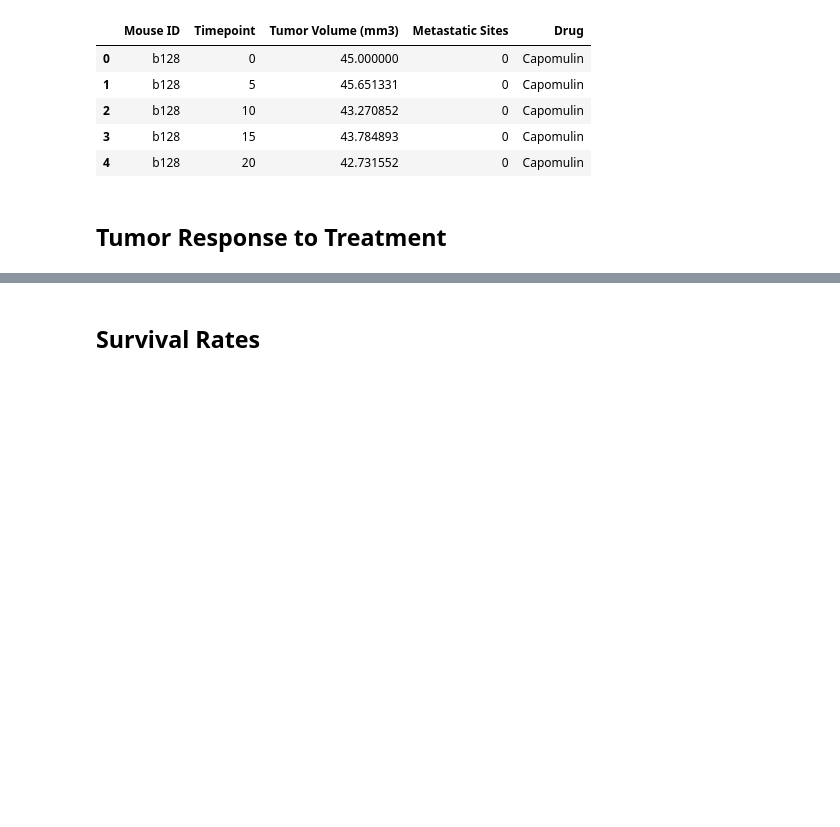
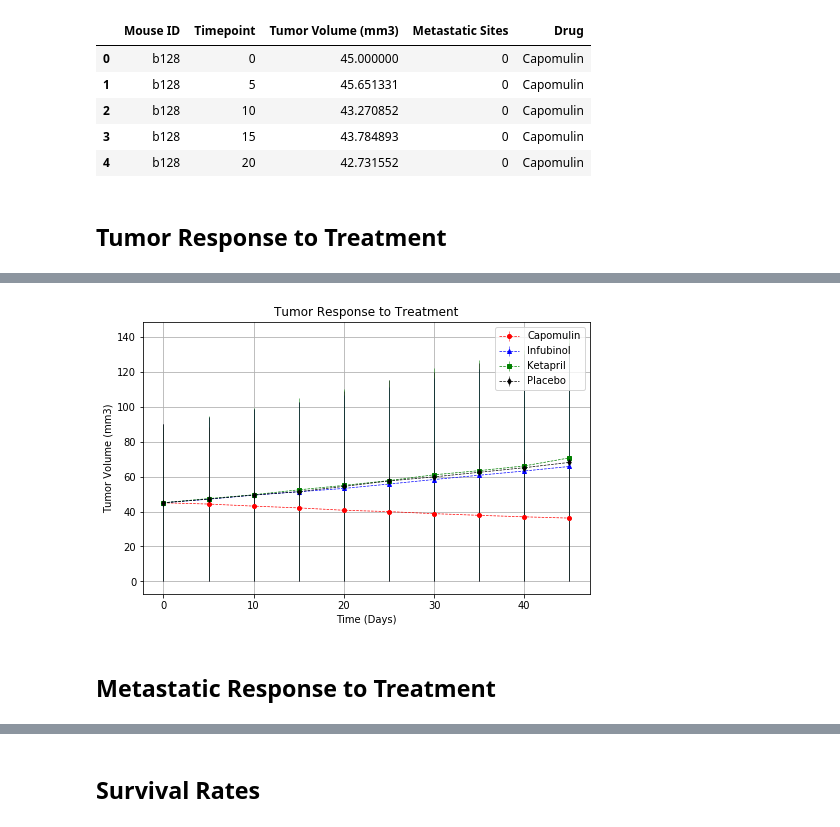
Before and after one commit to jtedrow/Tedrow_GWBootCamp_HW, a Jupyter notebook: Homework/05-Matplotlib/Instructions/Pymaceuticals/pymaceuticals_JT.ipynb, the cells around one changed output, grey strips where cells are left out. Drawn from its saved outputs; the diff is of its cells as text; code cells hidden in the pictures; blank space fills up the shorter version.

```diff
--- a/Homework/05-Matplotlib/Instructions/Pymaceuticals/pymaceuticals_JT.ipynb
+++ b/Homework/05-Matplotlib/Instructions/Pymaceuticals/pymaceuticals_JT.ipynb
@@ -81,0 +49,17 @@ grouped_df
+# %%
+# Store the Standard Error of Tumor Volumes Grouped by Drug and Timepoint
+grouped_sem = grouped.sem().reset_index()
+grouped_tumorvol_sem = grouped_sem[["Drug", "Timepoint", "Tumor Volume (mm3)"]]
+
+# Convert to DataFrame
+
+# Preview DataFrame
+grouped_sem.head()
+clean_sem = grouped_tumorvol_sem.pivot(index="Timepoint", columns="Drug", values="Tumor Volume (mm3)")
+x = list(clean_sem.index)
+# %%
+# Minor Data Munging to Re-Format the Data Frames
+clean_tumorvol_mean = grouped_tumorvol_mean.pivot(index="Timepoint", columns="Drug", values="Tumor Volume (mm3)")
+
+# Preview that Reformatting worked
+clean_tumorvol_mean.head()
@@ -81,0 +74,30 @@ grouped_df
+# %%
+plt.figure(figsize =(8,5))
+
+# Generate the Plot (with Error Bars)
+plt.errorbar(x, y=clean_tumorvol_mean['Capomulin'], yerr=clean_tumorvol_mean['Capomulin'], label="Capomulin",
+             fmt="o--r", lw=.7, ms=4, ecolor="r", elinewidth=.5)
+plt.errorbar(x, y=clean_tumorvol_mean['Infubinol'], yerr=clean_tumorvol_mean['Infubinol'], label="Infubinol",
+             fmt="^--b", lw=.7, ms=4, ecolor="b", elinewidth=.5)
+plt.errorbar(x, y=clean_tumorvol_mean['Ketapril'], yerr=clean_tumorvol_mean['Ketapril'], label="Ketapril",
+             fmt="s--g", lw=.7, ms=4, ecolor="g", elinewidth=.5)
+plt.errorbar(x, y=clean_tumorvol_mean['Placebo'], yerr=clean_tumorvol_mean['Placebo'], label="Placebo",
+             fmt="d--k", lw=.7, ms=4, ecolor="k", elinewidth=.5)
+
+#do other stuff
+
+plt.legend()
+plt.title("Tumor Response to Treatment")
+plt.xlabel("Time (Days)")
+plt.ylabel("Tumor Volume (mm3)")
+plt.grid()
+
+# Save Figure
+plt.savefig('tumor_response_to_treatment.png')
+
+# Show the Figure
+plt.show()
+# %% [output]
+[figure, added]
+# %% [markdown]
+## Metastatic Response to Treatment
```
Also changed, not shown: parts of 22 cells of this notebook, 17 other files.
